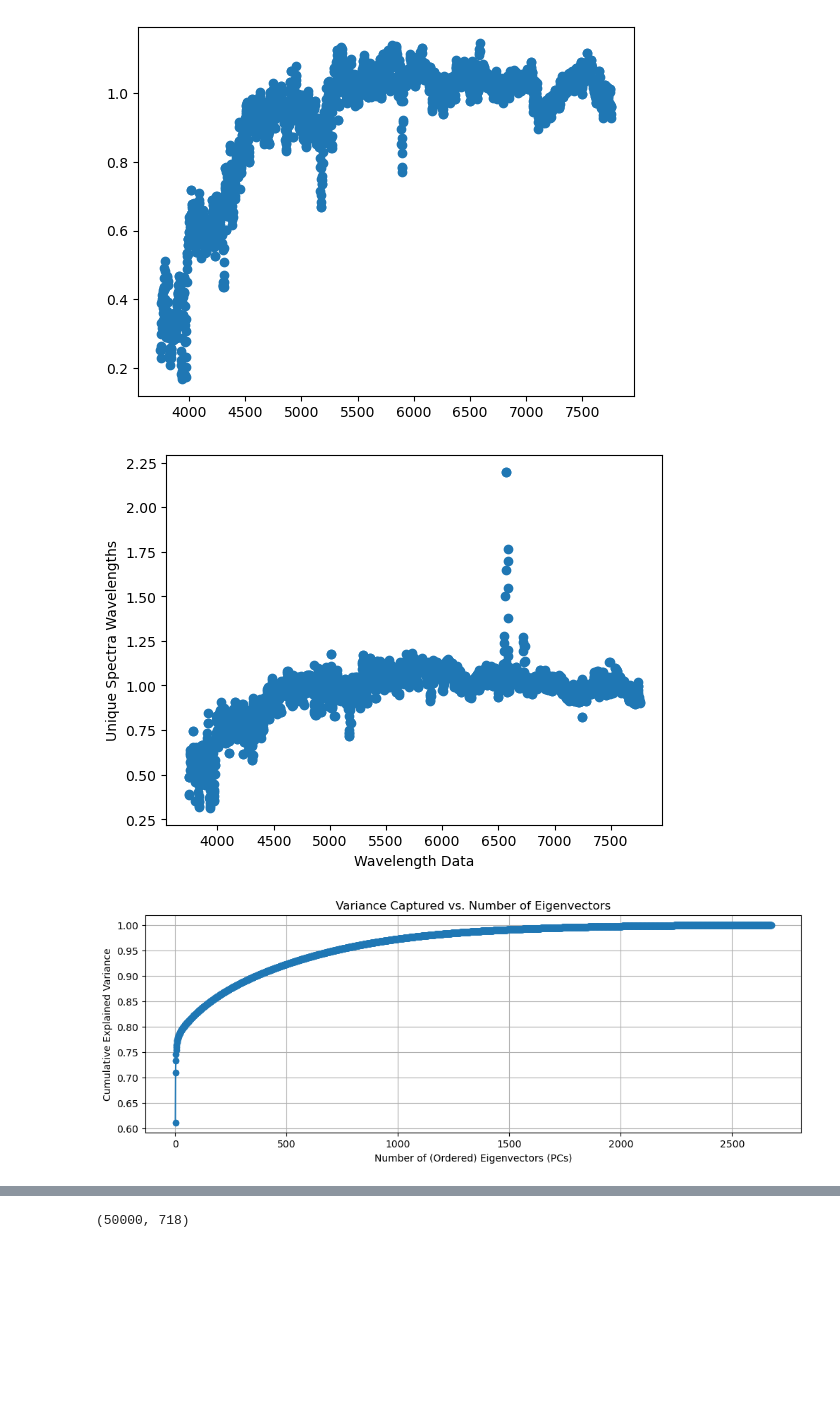
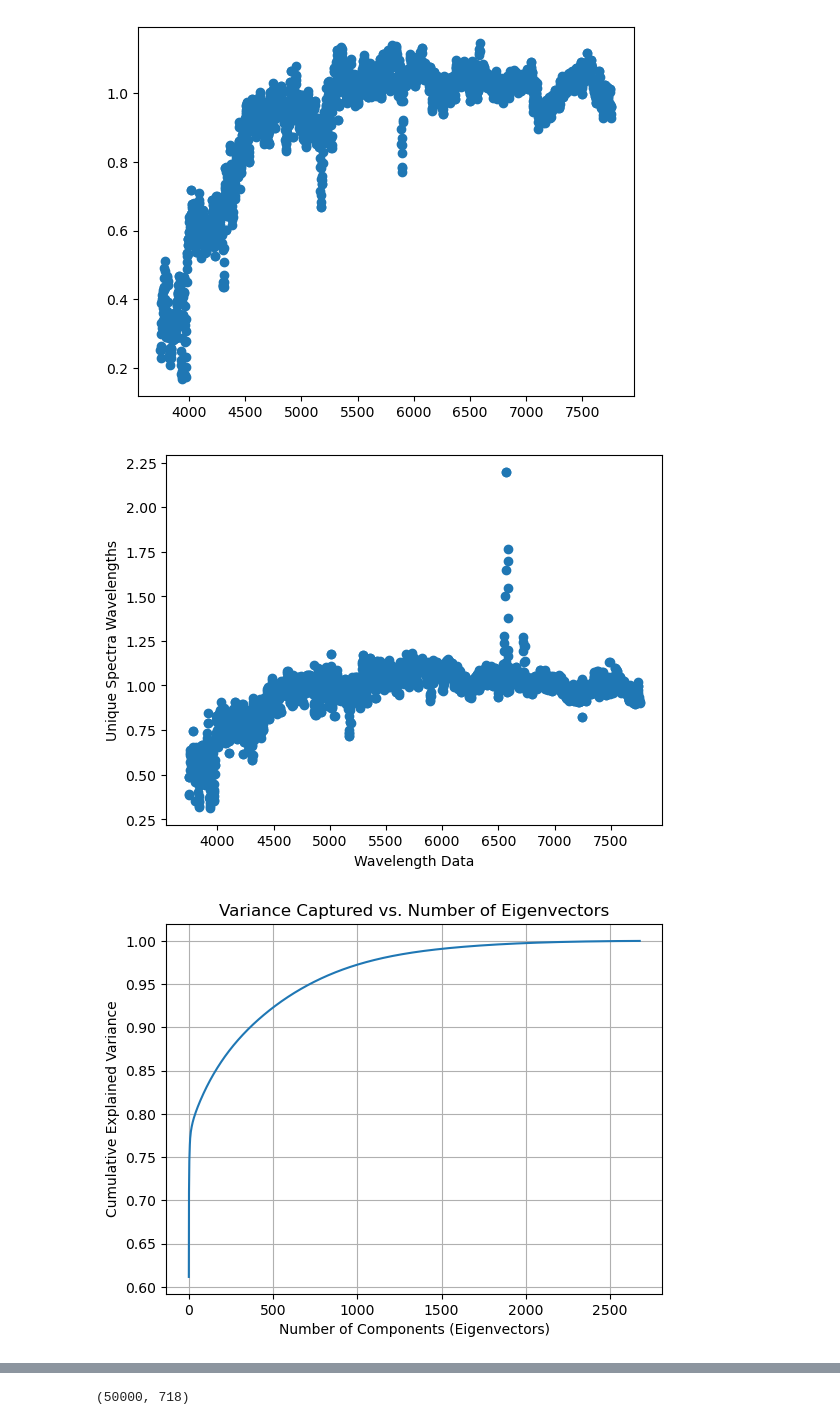
Before and after one commit to ocean-colour/habs, a Jupyter notebook: nb/PCA_problem.ipynb, the cells around one changed output, grey strips where cells are left out. Drawn from its saved outputs; the diff is of its cells as text; code cells hidden in the pictures; blank space fills up the shorter version.

Commit message:
updating PCA problem standardization

```diff
--- a/nb/PCA_problem.ipynb
+++ b/nb/PCA_problem.ipynb
@@ -31,14 +31,18 @@ Shape of wavelength_grid_red:  (2676,)
 #print("Spectra red wavelength mean: ", wavelength_mean)  #0.9624
 
 # Standardize the data
-spectra_red = spectra_red.astype(np.float64)  # Ensure input is float64
-scaler = StandardScaler()
-standardized_spectra_red = scaler.fit_transform(spectra_red)
+# Method 1
+# spectra_red = spectra_red.astype(np.float64)  # Ensure input is float64
+# scaler = StandardScaler()
+# standardized_spectra_red = scaler.fit_transform(spectra_red)
 
-# spectra_mean = np.mean(spectra_red, axis=0)
-# spectra_std = np.std(spectra_red, axis=0)
+# Method 2
+spectra_red = spectra_red.astype(np.float64)
+spectra_mean = np.mean(spectra_red, axis=0)
+spectra_std = np.std(spectra_red, axis=0)
 
-# centered_spectras = spectra_red[0,:] - spectra_mean
+standardized_spectra_red = (spectra_red - spectra_mean) / spectra_std
+#print(standardized_spectra_red.shape)
 #print("Centered galaxy spectra: ", centered_spectras)
 
 #centered_wavelengths = spectra_red[0,:] - wavelength_mean
@@ -48,7 +52,9 @@ standardized_spectra_red = scaler.fit_transform(spectra_red)
 # %%
 # 2) Solve for the covariance matrix
 #covariance_matrix = empirical_covariance(spectra_red)  #np.cov?
-covariance_matrix = np.cov(spectra_red.T)
+# covariance_matrix = np.cov(spectra_red.T)
+covariance_matrix = np.cov(standardized_spectra_red, rowvar=False) #since rows and variables
+
 #print("Covariance matrix: ", covariance_matrix)
 
 # Spectras variance
@@ -94,37 +100,49 @@ eigenvalues = eigenvalues[descending_order]
 eigenvectors = eigenvectors[:, descending_order]
 # print("Eigenvalues: ", eigenvalues)
 #print("Eigenvectors: ", eigenvectors)
 
 # Find the variances of the covariance matrix
 # Principal components = eigenvectors
 # Amount of variance from each PC = eigenvalue
 # variances = np.diag(covariance_matrix)
 # print("Variances: ", variances)
 
 # Calculate variance for each PC
 plt.scatter(wavelength_grid_red, spectra_red[0,:])
 plt.xlabel("Wavelength Data")
 plt.ylabel("Unique Spectra Wavelengths")
 plt.show()
 
 pca = PCA(n_components = len(spectra_red[0,:]))
 pca.fit(standardized_spectra_red)
+# components = pca.transform(standardized_spectra_red)
+# projected = pca.inverse_transform(components)
+# pca.fit_transform(standardized_spectra_red)
 
 # standardized_spectra_red = (spectra_red - spectra_mean) / spectra_std, ... can also do pca.fit_transform of transpose
 explained_variance_ratio = pca.explained_variance_ratio_
 cumulative_variance = np.cumsum(explained_variance_ratio)
 #print("Explained_variance_ratio: ", explained_variance_ratio)
 
-plt.figure(figsize=(12, 4))
-plt.plot(range(1, len(explained_variance_ratio) + 1), cumulative_variance, marker='o', linestyle='-')
-plt.xlabel("Number of (Ordered) Eigenvectors (PCs)")
+# Efficient way to plot
+plt.plot(cumulative_variance)
+plt.xlabel("Number of Components (Eigenvectors)")
 plt.ylabel("Cumulative Explained Variance")
 plt.title("Variance Captured vs. Number of Eigenvectors")
 plt.grid()
 plt.show()
+
+
+# plt.figure(figsize=(12, 4))
+# plt.plot(range(1, len(explained_variance_ratio) + 1), cumulative_variance, marker='o', linestyle='-')
+# plt.xlabel("Number of Components (Eigenvectors)")
+# plt.ylabel("Cumulative Explained Variance")
+# plt.title("Variance Captured vs. Number of Eigenvectors")
+# plt.grid()
+# plt.show()
 # %% [output]
 [figure]
-[figure, old version]
+[figure, new version]
 # %%
 # ii. Plot the top several eigenvectors. Can you offer any physical explanations for what you find? Do you see any non-physical behavior?
 
```
Also changed, not shown: parts of 3 cells of this notebook.
